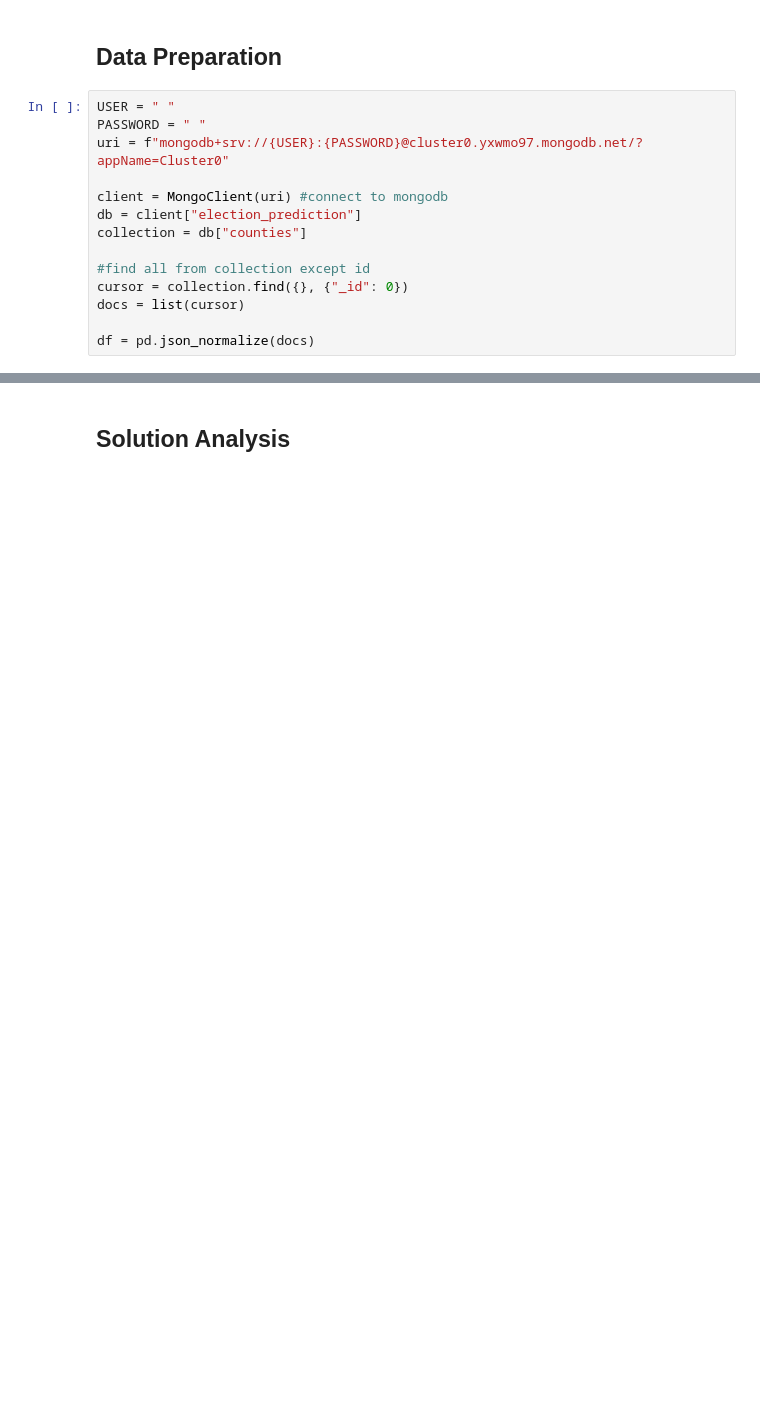
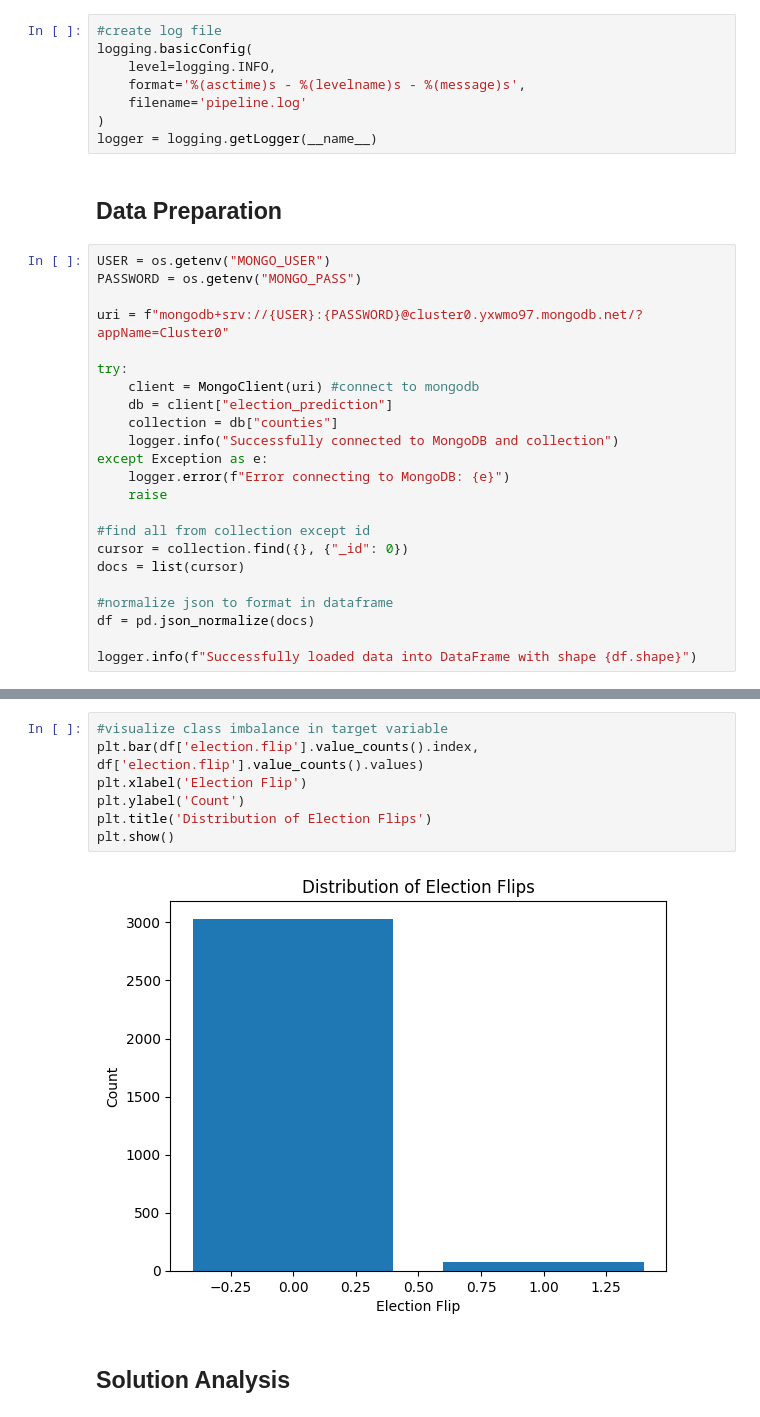
Before and after one commit to nylaup/ds4320-project2, a Jupyter notebook: pipeline/SolutionPipeline.ipynb, the cells around one changed output, grey strips where cells are left out. Saved outputs shown, nothing was run; the diff lists cells and outputs as text; blank space fills up the shorter version.

```diff
--- a/pipeline/SolutionPipeline.ipynb
+++ b/pipeline/SolutionPipeline.ipynb
@@ -4,16 +17,33 @@ from pymongo import MongoClient
+# %%
+#create log file
+logging.basicConfig(
+    level=logging.INFO,
+    format='%(asctime)s - %(levelname)s - %(message)s',
+    filename='pipeline.log'
+)
+logger = logging.getLogger(__name__)
 # %% [markdown]
 ## Data Preparation
 # %%
-USER = " "
-PASSWORD = " "
+USER = os.getenv("MONGO_USER")
+PASSWORD = os.getenv("MONGO_PASS")
+
 uri = f"mongodb+srv://{USER}:{PASSWORD}@cluster0.yxwmo97.mongodb.net/?appName=Cluster0"
 
-client = MongoClient(uri) #connect to mongodb
-db = client["election_prediction"]
-collection = db["counties"]
+try:
+    client = MongoClient(uri) #connect to mongodb
+    db = client["election_prediction"]
+    collection = db["counties"]
+    logger.info("Successfully connected to MongoDB and collection")
+except Exception as e:
+    logger.error(f"Error connecting to MongoDB: {e}")
+    raise
 
 #find all from collection except id
 cursor = collection.find({}, {"_id": 0})
 docs = list(cursor)
 
+#normalize json to format in dataframe
 df = pd.json_normalize(docs)
+
+logger.info(f"Successfully loaded data into DataFrame with shape {df.shape}")
@@ -20,2 +59,11 @@ df = pd.json_normalize(docs)
+# %%
+#visualize class imbalance in target variable
+plt.bar(df['election.flip'].value_counts().index, df['election.flip'].value_counts().values)
+plt.xlabel('Election Flip')
+plt.ylabel('Count')
+plt.title('Distribution of Election Flips')
+plt.show()
+# %% [output]
+[figure, added]
 # %% [markdown]
 ## Solution Analysis
```
Also changed, not shown: parts of 14 cells of this notebook, 8 other files.
